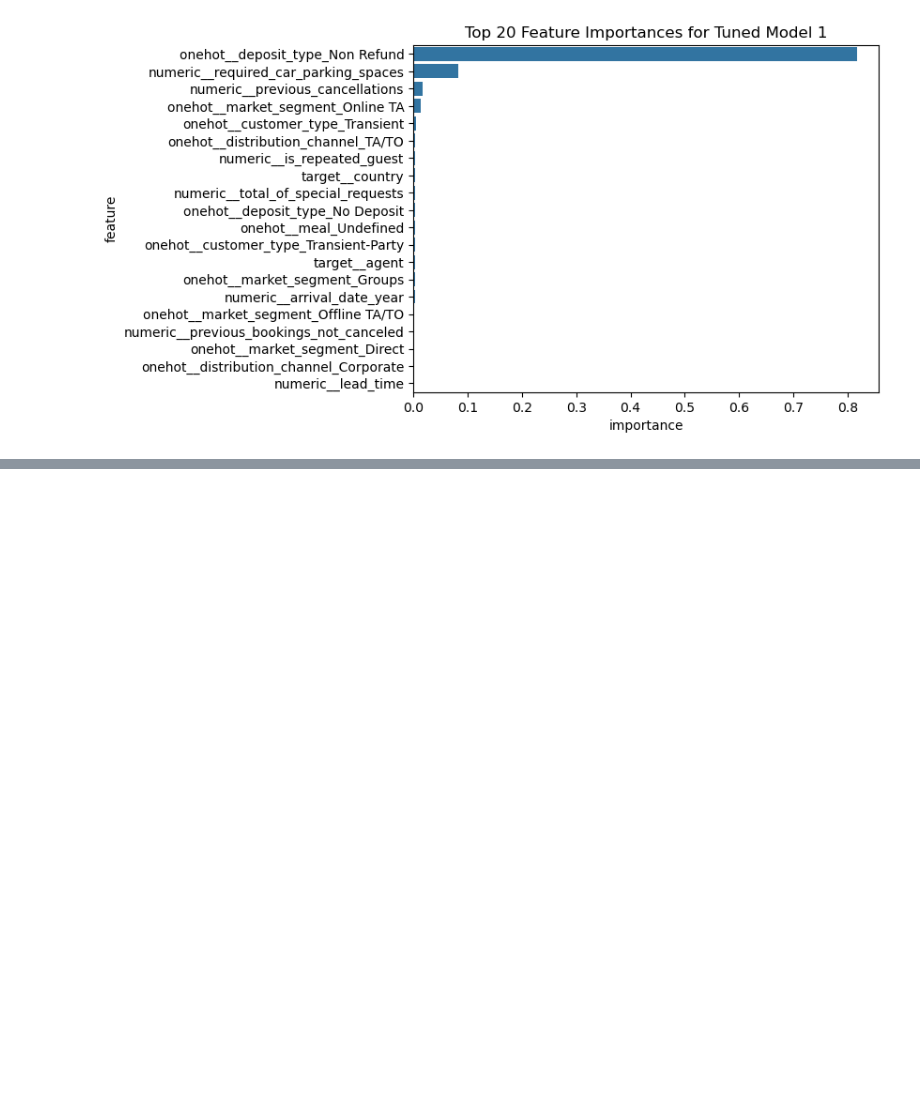
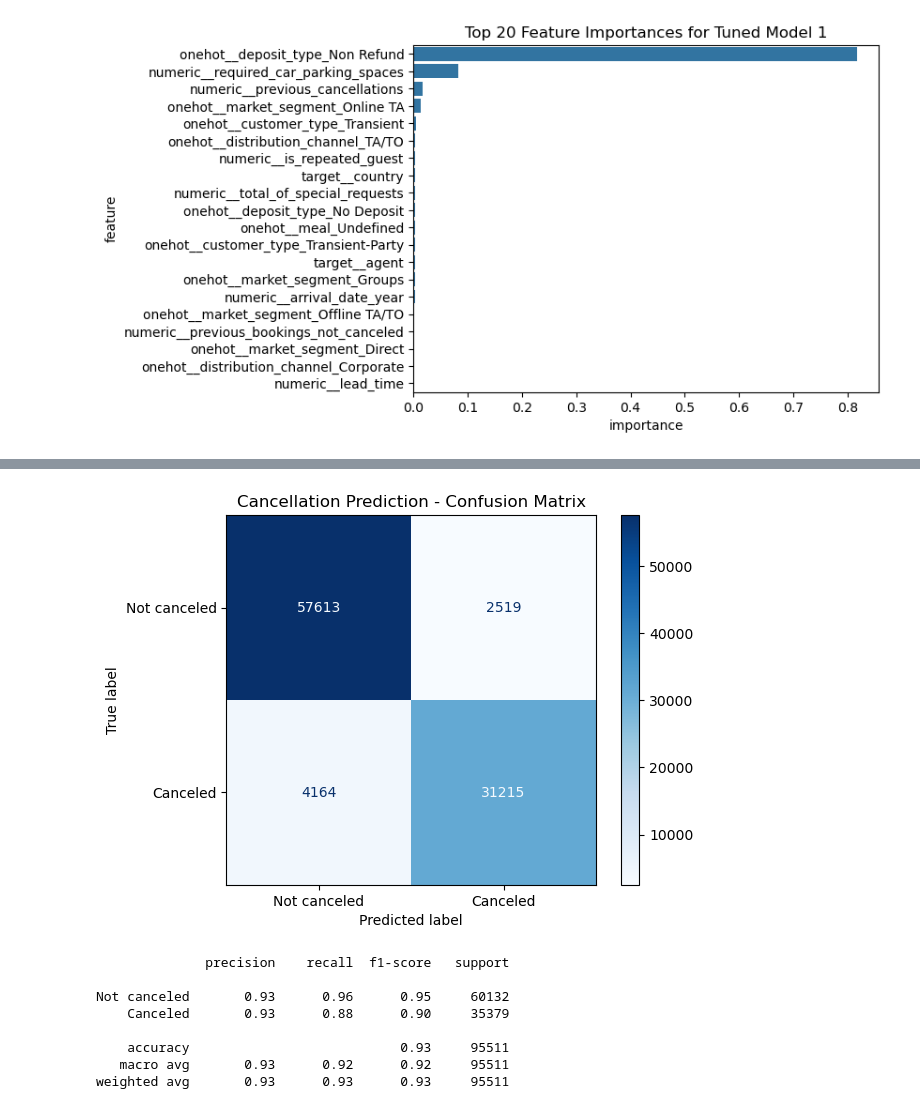
Before and after one commit to Sebastijan-Dominis/hotel_management, a Jupyter notebook: training/cancellation_prediction/XGBoost.ipynb, the cells around one changed output, grey strips where cells are left out. Saved outputs shown, nothing was run; the diff lists cells and outputs as text; code cells hidden in the pictures; blank space fills up the shorter version.

```diff
--- a/training/cancellation_prediction/XGBoost.ipynb
+++ b/training/cancellation_prediction/XGBoost.ipynb
@@ -693,0 +784,24 @@ plt.show();
+# %%
+y_pred_train = tuned_xgb_pipeline_3.predict(X_train)
+y_pred_test = tuned_xgb_pipeline_3.predict(X_test)
+# %%
+disp = ConfusionMatrixDisplay.from_predictions(
+    y_train, y_pred_train,
+    display_labels=["Not canceled", "Canceled"],
+    cmap="Blues",
+    normalize=None
+)
+disp.ax_.set_title("Cancellation Prediction - Confusion Matrix")
+plt.show();
+
+print(classification_report(y_train, y_pred_train, target_names=["Not canceled", "Canceled"]))
+# %% [output]
+[figure, added]
+              precision    recall  f1-score   support
+
+Not canceled       0.93      0.96      0.95     60132
+    Canceled       0.93      0.88      0.90     35379
+
+    accuracy                           0.93     95511
+   macro avg       0.93      0.92      0.92     95511
+weighted avg       0.93      0.93      0.93     95511
```
Also changed, not shown: parts of 59 cells of this notebook, 3 other files.
